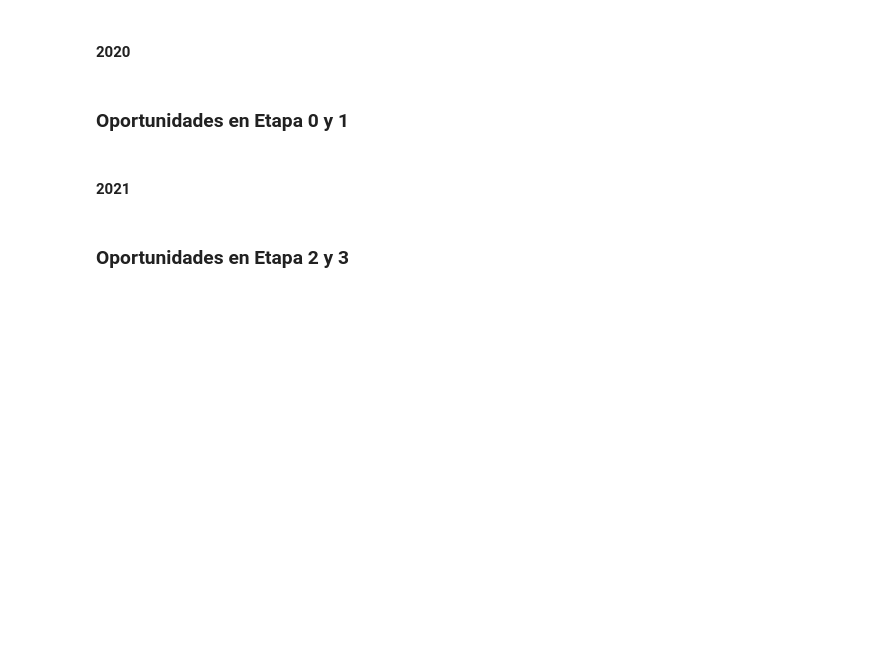
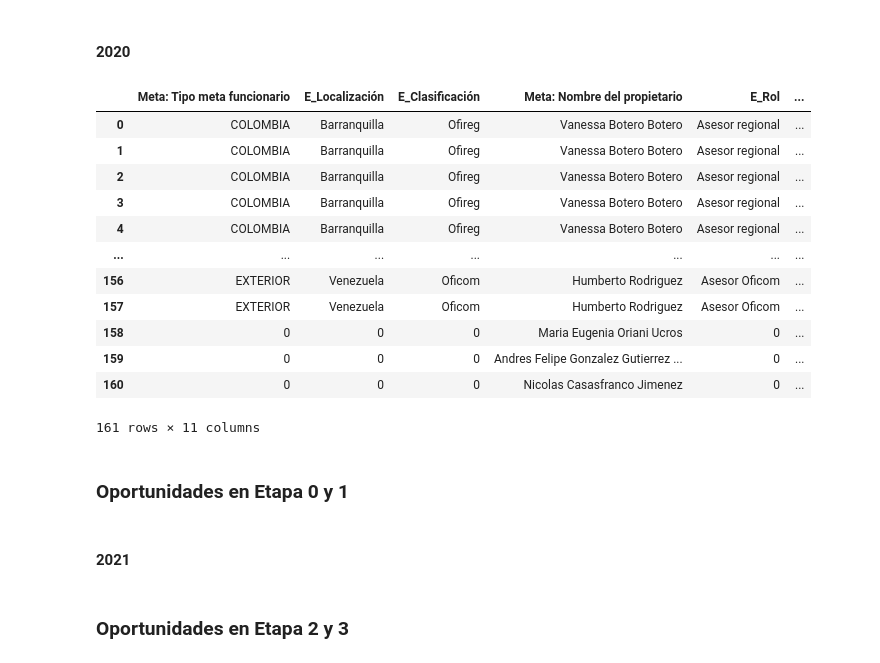
Before and after one commit to juanrinconp/Procolombia, a Jupyter notebook: T.ComoVamos_Turismo.ipynb, the cells around one changed output. Saved outputs shown, nothing was run; the diff lists cells and outputs as text; code cells hidden in the pictures; blank space fills up the shorter version.

```diff
--- a/T.ComoVamos_Turismo.ipynb
+++ b/T.ComoVamos_Turismo.ipynb
@@ -142,6 +213,22 @@ Negocios_CaptacionCyE_2020.rename(columns={'Logro: Valor': 'Valor 2020'}, inplac
 # %%
 TFinal = TFinal.merge(Negocios_CaptacionCyE_2020, how='outer', left_on=['Meta: Nombre del propietario' , 'Meta: Tipo de meta'],
                       right_on=['Meta: Nombre del propietario' , 'Meta: Tipo de meta']).fillna(0)
+# %%
+TFinal
+# %% [output]
+|  | Meta: Tipo meta funcionario | E_Localización | E_Clasificación | Meta: Nombre del propietario | E_Rol | ... |
+| 0 | COLOMBIA | Barranquilla | Ofireg | Vanessa Botero Botero | Asesor regional | ... |
+| 1 | COLOMBIA | Barranquilla | Ofireg | Vanessa Botero Botero | Asesor regional | ... |
+| 2 | COLOMBIA | Barranquilla | Ofireg | Vanessa Botero Botero | Asesor regional | ... |
+| 3 | COLOMBIA | Barranquilla | Ofireg | Vanessa Botero Botero | Asesor regional | ... |
+| 4 | COLOMBIA | Barranquilla | Ofireg | Vanessa Botero Botero | Asesor regional | ... |
+| ... | ... | ... | ... | ... | ... | ... |
+| 156 | EXTERIOR | Venezuela | Oficom | Humberto Rodriguez | Asesor Oficom | ... |
+| 157 | EXTERIOR | Venezuela | Oficom | Humberto Rodriguez | Asesor Oficom | ... |
+| 158 | 0 | 0 | 0 | Maria Eugenia Oriani Ucros | 0 | ... |
+| 159 | 0 | 0 | 0 | Andres Felipe Gonzalez Gutierrez ... | 0 | ... |
+| 160 | 0 | 0 | 0 | Nicolas Casasfranco Jimenez | 0 | ... |
+161 rows × 11 columns
 # %% [markdown]
 ### Oportunidades en Etapa 0 y 1
 # %% [markdown]
```
Also changed, not shown: parts of 47 cells of this notebook.
